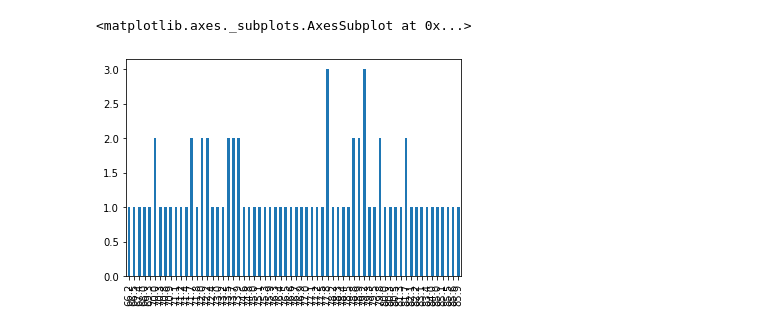
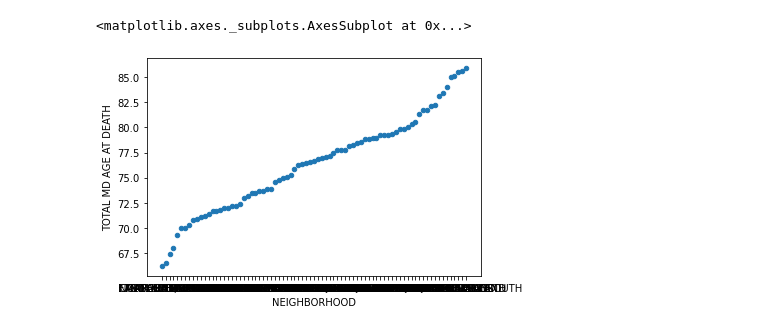
Before and after one commit to CalTsai77/Python-Data-Analysis-with-pandas-, a Jupyter notebook: Kyra_personal_notebook.ipynb, the cells around one changed output. Cells and saved outputs as stored; diff of their text form; code cells hidden in the pictures.

Commit message:
Adding graphs & a conclusion to my notebook

```diff
--- a/Kyra_personal_notebook.ipynb
+++ b/Kyra_personal_notebook.ipynb
@@ -59,5 +64,5 @@ big_death.head(5)
 # %%
-big_death["TOTAL MD AGE AT DEATH"].value_counts().sort_index().plot(kind='bar') #fix plotting
+big_death.plot.scatter(x="NEIGHBORHOOD", y="TOTAL MD AGE AT DEATH")
 # %% [output]
 <matplotlib.axes._subplots.AxesSubplot at 0x...>
-[figure, old version]
+[figure, new version]
```
Also changed, not shown: parts of 5 cells of this notebook.
